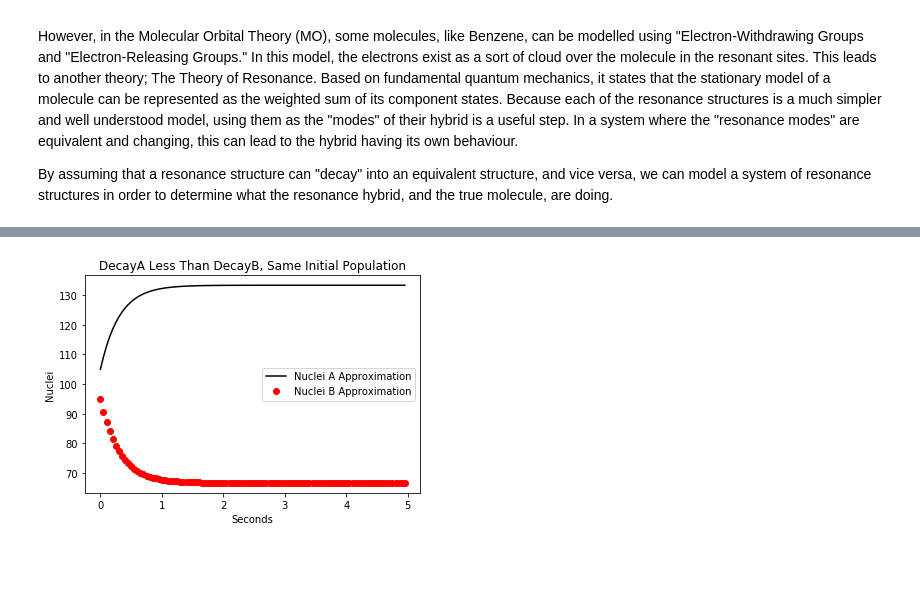
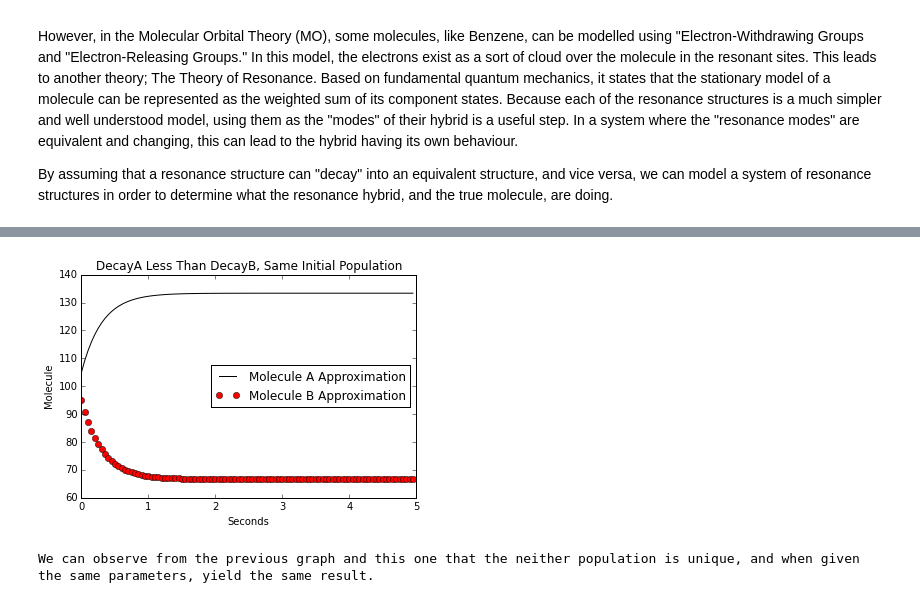
Before and after one commit to Ashardalon125/Project-1, a Jupyter notebook: Main Code.ipynb, the cells around one changed output, grey strips where cells are left out. Saved outputs shown, nothing was run; the diff lists cells and outputs as text; code cells hidden in the pictures; blank space fills up the shorter version.

```diff
--- a/Main Code.ipynb
+++ b/Main Code.ipynb
@@ -166,34 +166,37 @@ plt.show()
 #Variable and constant block
 initPopA = 100 #Determines the amount of A to start with
 initPopB = 100 #Determines the amount of B to start with
 initTime = 0 #Determines at what time the model starts. Initialize to zero to match initial conditions
 finalTime = 5 #Determines how long the model calculates populations for. The larger it is, the more points are needed
 decayA = 1 #Decay rate of A
 decayB = 2 #Decay rate of B
 numPoints = 100 #Number of points of data to be generated
 deltaT = (finalTime-initTime)/numPoints
 
 #Array block
 APop = [] #Holds the values of A over the t-array
 BPop = [] #Holds the values of B over the t-array
 time = [] #Holds the corresponding t-values
 
 #Body Calculation
 for i in range(numPoints):
     time.append(initTime+(deltaT*i))
     if (i==0):
         APop.append(popDecay(initPopA, decayA, initPopB, decayB, deltaT))
         BPop.append(popDecay(initPopB, decayB, initPopA, decayA, deltaT))
     else:
         APop.append(popDecay(APop[i-1], decayA, BPop[i-1], decayB, deltaT))
         BPop.append(popDecay(BPop[i-1], decayB, APop[i-1], decayA, deltaT))
 
-plt.plot(time,APop,"k-",label="Nuclei A Approximation")
-plt.plot(time,BPop,"ro",label="Nuclei B Approximation")
+plt.plot(time,APop,"k-",label="Molecule A Approximation")
+plt.plot(time,BPop,"ro",label="Molecule B Approximation")
 plt.title("DecayA Less Than DecayB, Same Initial Population")
-plt.ylabel("Nuclei")
+plt.ylabel("Molecule")
 plt.xlabel("Seconds")
 plt.legend(loc="best")
 plt.show()
+
+print("We can observe from the previous graph and this one that the neither population is unique, and when given the same parameters, yield the same result.")
 # %% [output]
-[figure, old version]
+[figure, new version]
+We can observe from the previous graph and this one that the neither population is unique, and when given the same parameters, yield the same result.
```
Also changed, not shown: parts of 5 cells of this notebook, 9 other files.
